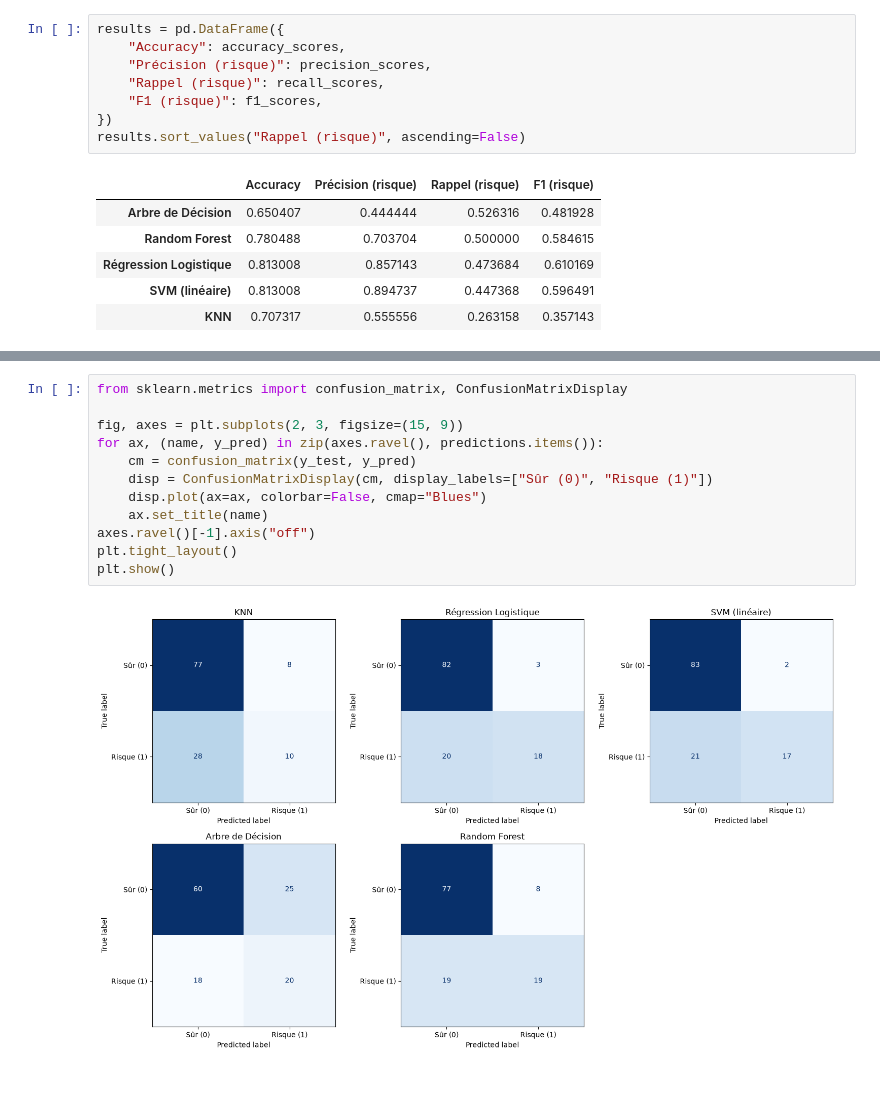
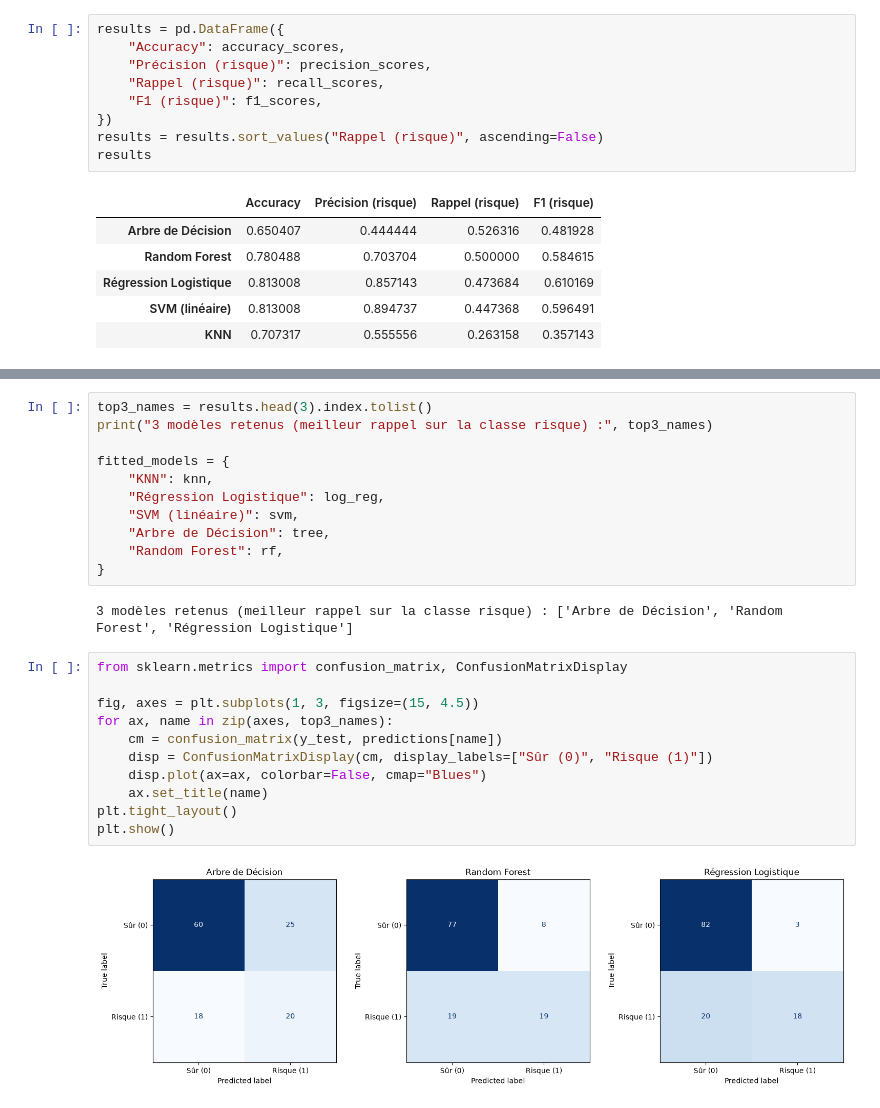
Before and after one commit to loicbonicontact-gif/Machine-Learning-Mise-en-pratique, a Jupyter notebook: notebooks/nb_03_Modélisation_CrediTrust_Scoring.ipynb, the cells around one changed output, grey strips where cells are left out. Drawn from its saved outputs; the diff is of its cells as text.

```diff
--- a/notebooks/nb_03_Modélisation_CrediTrust_Scoring.ipynb
+++ b/notebooks/nb_03_Modélisation_CrediTrust_Scoring.ipynb
@@ -445,7 +449,8 @@ results = pd.DataFrame({
     "Rappel (risque)": recall_scores,
     "F1 (risque)": f1_scores,
 })
-results.sort_values("Rappel (risque)", ascending=False)
+results = results.sort_values("Rappel (risque)", ascending=False)
+results
 # %% [output]
 |  | Accuracy | Précision (risque) | Rappel (risque) | F1 (risque) |
 | Arbre de Décision | 0.650407 | 0.444444 | 0.526316 | 0.481928 |
@@ -456,15 +468,27 @@ results.sort_values("Rappel (risque)", ascending=False)
+# %%
+top3_names = results.head(3).index.tolist()
+print("3 modèles retenus (meilleur rappel sur la classe risque) :", top3_names)
+
+fitted_models = {
+    "KNN": knn,
+    "Régression Logistique": log_reg,
+    "SVM (linéaire)": svm,
+    "Arbre de Décision": tree,
+    "Random Forest": rf,
+}
+# %% [output]
+3 modèles retenus (meilleur rappel sur la classe risque) : ['Arbre de Décision', 'Random Forest', 'Régression Logistique']
 # %%
 from sklearn.metrics import confusion_matrix, ConfusionMatrixDisplay
 
-fig, axes = plt.subplots(2, 3, figsize=(15, 9))
-for ax, (name, y_pred) in zip(axes.ravel(), predictions.items()):
-    cm = confusion_matrix(y_test, y_pred)
+fig, axes = plt.subplots(1, 3, figsize=(15, 4.5))
+for ax, name in zip(axes, top3_names):
+    cm = confusion_matrix(y_test, predictions[name])
     disp = ConfusionMatrixDisplay(cm, display_labels=["Sûr (0)", "Risque (1)"])
     disp.plot(ax=ax, colorbar=False, cmap="Blues")
     ax.set_title(name)
-axes.ravel()[-1].axis("off")
 plt.tight_layout()
 plt.show()
 # %% [output]
-[figure, old version]
+[figure, new version]
 # %%
```
Also changed, not shown: parts of 10 cells of this notebook.
